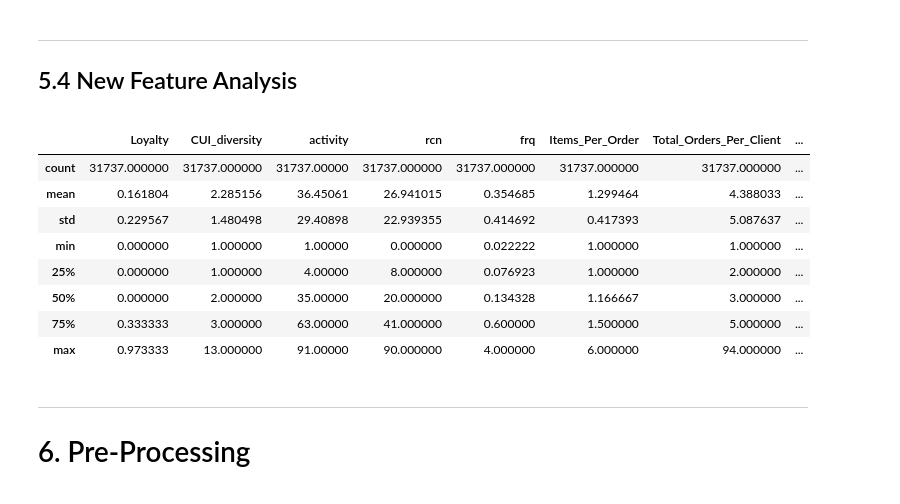
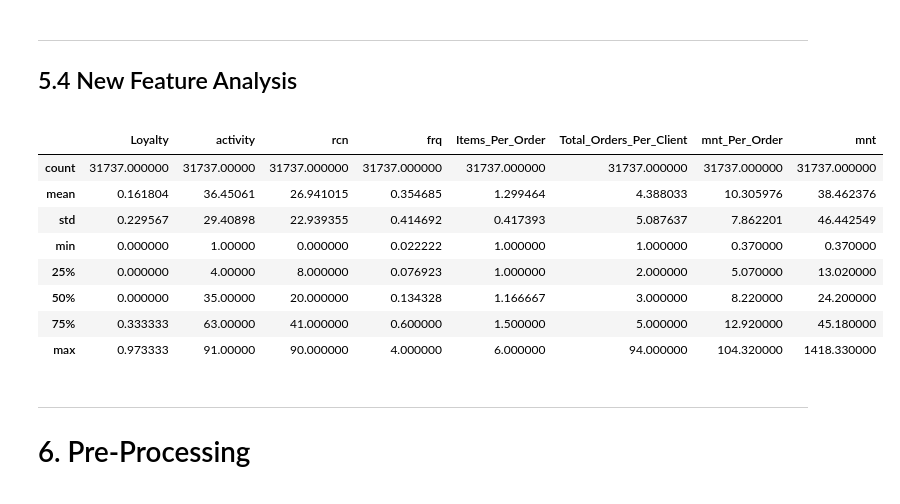
Before and after one commit to diogoruivo47/Data-Mining, a Jupyter notebook: final_preprocessing.ipynb, the cells around one changed output. Drawn from its saved outputs; the diff is of its cells as text; code cells hidden in the pictures.

```diff
--- a/final_preprocessing.ipynb
+++ b/final_preprocessing.ipynb
@@ -472,8 +472,6 @@ df['rcn'] = today - df['last_order']
 df['activity'] = df['last_order'] - df['first_order'] + 1
 # %% [markdown]
 #### Cuisine Diversity Index
-# %%
-df['CUI_diversity'] = cuisines.apply(lambda row: sum(row != 0), axis='columns')
 # %% [markdown]
 #### Loyalty
 # %%
@@ -525,18 +523,18 @@ df['Age_Group'] = pd.cut(df['customer_age'], bins=age_bins, labels=age_labels)
 
 </a>
 # %%
-new_variables = ['Loyalty', 'CUI_diversity', 'activity', 'rcn', 'frq', 'Items_Per_Order', 'Total_Orders_Per_Client', 'mnt_Per_Order', 'mnt']
+new_variables = ['Loyalty', 'activity', 'rcn', 'frq', 'Items_Per_Order', 'Total_Orders_Per_Client', 'mnt_Per_Order', 'mnt']
 df[new_variables].describe()
 # %% [output]
-|  | Loyalty | CUI_diversity | activity | rcn | frq | Items_Per_Order | Total_Orders_Per_Client | ... |
-| count | 31737.000000 | 31737.000000 | 31737.00000 | 31737.000000 | 31737.000000 | 31737.000000 | 31737.000000 | ... |
-| mean | 0.161804 | 2.285156 | 36.45061 | 26.941015 | 0.354685 | 1.299464 | 4.388033 | ... |
-| std | 0.229567 | 1.480498 | 29.40898 | 22.939355 | 0.414692 | 0.417393 | 5.087637 | ... |
-| min | 0.000000 | 1.000000 | 1.00000 | 0.000000 | 0.022222 | 1.000000 | 1.000000 | ... |
-| 25% | 0.000000 | 1.000000 | 4.00000 | 8.000000 | 0.076923 | 1.000000 | 2.000000 | ... |
-| 50% | 0.000000 | 2.000000 | 35.00000 | 20.000000 | 0.134328 | 1.166667 | 3.000000 | ... |
-| 75% | 0.333333 | 3.000000 | 63.00000 | 41.000000 | 0.600000 | 1.500000 | 5.000000 | ... |
-| max | 0.973333 | 13.000000 | 91.00000 | 90.000000 | 4.000000 | 6.000000 | 94.000000 | ... |
+|  | Loyalty | activity | rcn | frq | Items_Per_Order | Total_Orders_Per_Client | mnt_Per_Order | mnt |
+| count | 31737.000000 | 31737.00000 | 31737.000000 | 31737.000000 | 31737.000000 | 31737.000000 | 31737.000000 | 31737.000000 |
+| mean | 0.161804 | 36.45061 | 26.941015 | 0.354685 | 1.299464 | 4.388033 | 10.305976 | 38.462376 |
+| std | 0.229567 | 29.40898 | 22.939355 | 0.414692 | 0.417393 | 5.087637 | 7.862201 | 46.442549 |
+| min | 0.000000 | 1.00000 | 0.000000 | 0.022222 | 1.000000 | 1.000000 | 0.370000 | 0.370000 |
+| 25% | 0.000000 | 4.00000 | 8.000000 | 0.076923 | 1.000000 | 2.000000 | 5.070000 | 13.020000 |
+| 50% | 0.000000 | 35.00000 | 20.000000 | 0.134328 | 1.166667 | 3.000000 | 8.220000 | 24.200000 |
+| 75% | 0.333333 | 63.00000 | 41.000000 | 0.600000 | 1.500000 | 5.000000 | 12.920000 | 45.180000 |
+| max | 0.973333 | 91.00000 | 90.000000 | 4.000000 | 6.000000 | 94.000000 | 104.320000 | 1418.330000 |
 # %% [markdown]
 <hr>
 <a class="anchor" id="preprocessing">
```
Also changed, not shown: parts of 14 cells of this notebook.
